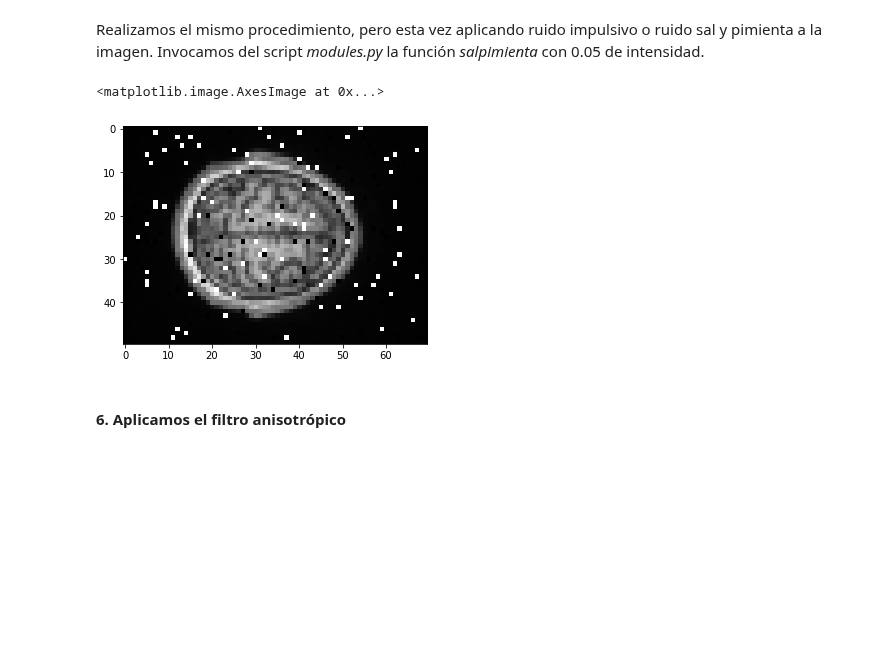
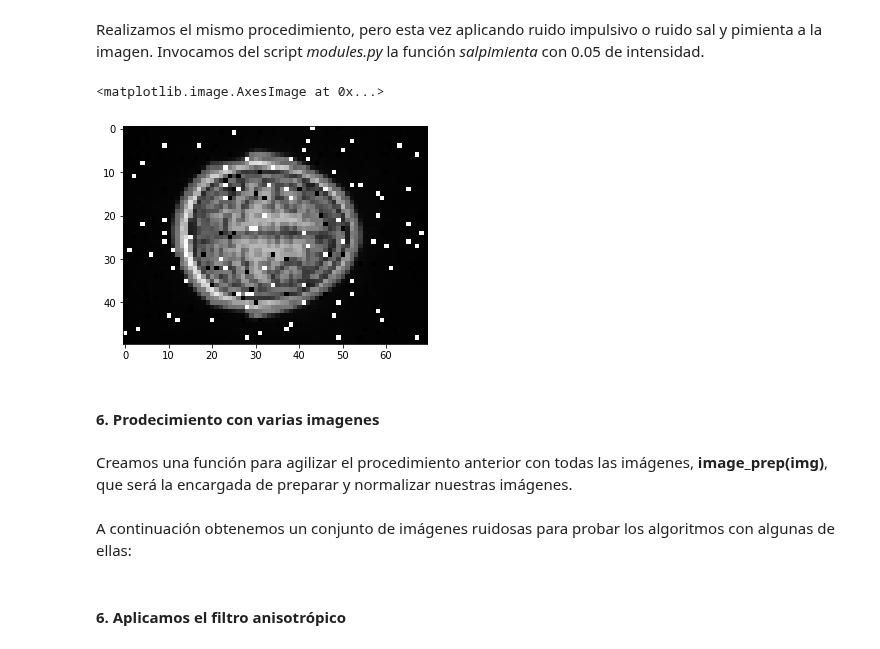
Before and after one commit to Mariaprddz/Analisis, a Jupyter notebook: Analisis/AnisotropicKindaDefooooo.ipynb, the cells around one changed output. Cells and saved outputs as stored; diff of their text form; code cells hidden in the pictures; blank space fills up the shorter version.

```diff
--- a/Analisis/AnisotropicKindaDefooooo.ipynb
+++ b/Analisis/AnisotropicKindaDefooooo.ipynb
@@ -28,3 +32,7 @@ from nilearn import plotting
 # %%
-img = nib.load(r'\Users\Maria\Desktop\data\sub-01\anat\sub-01_T1w.nii.gz')
+img1 = nib.load(r'\Users\Maria\Desktop\data\sub-01\anat\sub-01_T1w.nii.gz')
 img2 = nib.load(r'\Users\Maria\Desktop\data\sub-17\anat\sub-17_T1w.nii.gz')
+img3 = nib.load(r'\Users\Maria\Desktop\data\sub-26\anat\sub-26_T1w.nii.gz')
+img4 = nib.load(r'\Users\Maria\Desktop\data\sub-31\anat\sub-31_T1w.nii.gz')
+img5 = nib.load(r'\Users\Maria\Desktop\data\sub-13\anat\sub-13_T1w.nii.gz')
+img6 = nib.load(r'\Users\Maria\Desktop\data\sub-15\anat\sub-15_T1w.nii.gz')
@@ -48,7 +60,7 @@ Redimensionamos las imágenes, porque de no hacerlo tardarían varias horas a la
 # %%
 #Redimensionamos las imágenes
 
-a = np.array(skimage.transform.resize(img.dataobj, (50,70))) #ahora nuestra imagen es de 50x70x256
+a = np.array(skimage.transform.resize(img1.dataobj, (50,70))) #ahora nuestra imagen es de 50x70x256
 
 #a = np.array(skimage.transform.rescale(img.dataobj,0.3))
 a.shape
@@ -77,7 +89,7 @@ Ahora procedemos a aplicar ruido gaussiano a nuestras imágenes. Invocamos del s
 # %%
 #Aplicar ruido gaussiano
 
-img_gauss=modules.add_gnoise('gauss',img_o,0.03)
+img_gauss=modules.add_gnoise(img_o,0.03)
 plt.imshow(img_gauss, cmap=plt.cm.gray)
 # %% [output]
 <matplotlib.image.AxesImage at 0x...>
@@ -87,8 +99,12 @@ Realizamos el mismo procedimiento, pero esta vez aplicando ruido impulsivo o rui
 # %%
 #Aplicar ruido impulsivo
 
-img_salpimienta=modules.salpimienta('s&p',img_o,0.05)
+img_salpimienta=modules.salpimienta(img_o,0.05)
 plt.imshow(img_salpimienta, cmap=plt.cm.gray)
 # %% [output]
 <matplotlib.image.AxesImage at 0x...>
-[figure, old version]
+[figure, new version]
+# %% [markdown]
+#### 6. Prodecimiento con varias imagenes
+# %% [markdown]
+Creamos una función para agilizar el procedimiento anterior con todas las imágenes, **image_prep(img)**, que será la encargada de preparar y normalizar nuestras imágenes.
@@ -94,0 +122,2 @@ plt.imshow(img_salpimienta, cmap=plt.cm.gray)
+# %% [markdown]
+A continuación obtenemos un conjunto de imágenes ruidosas para probar los algoritmos con algunas de ellas:
```
Also changed, not shown: parts of 27 cells of this notebook, 1 other file.
